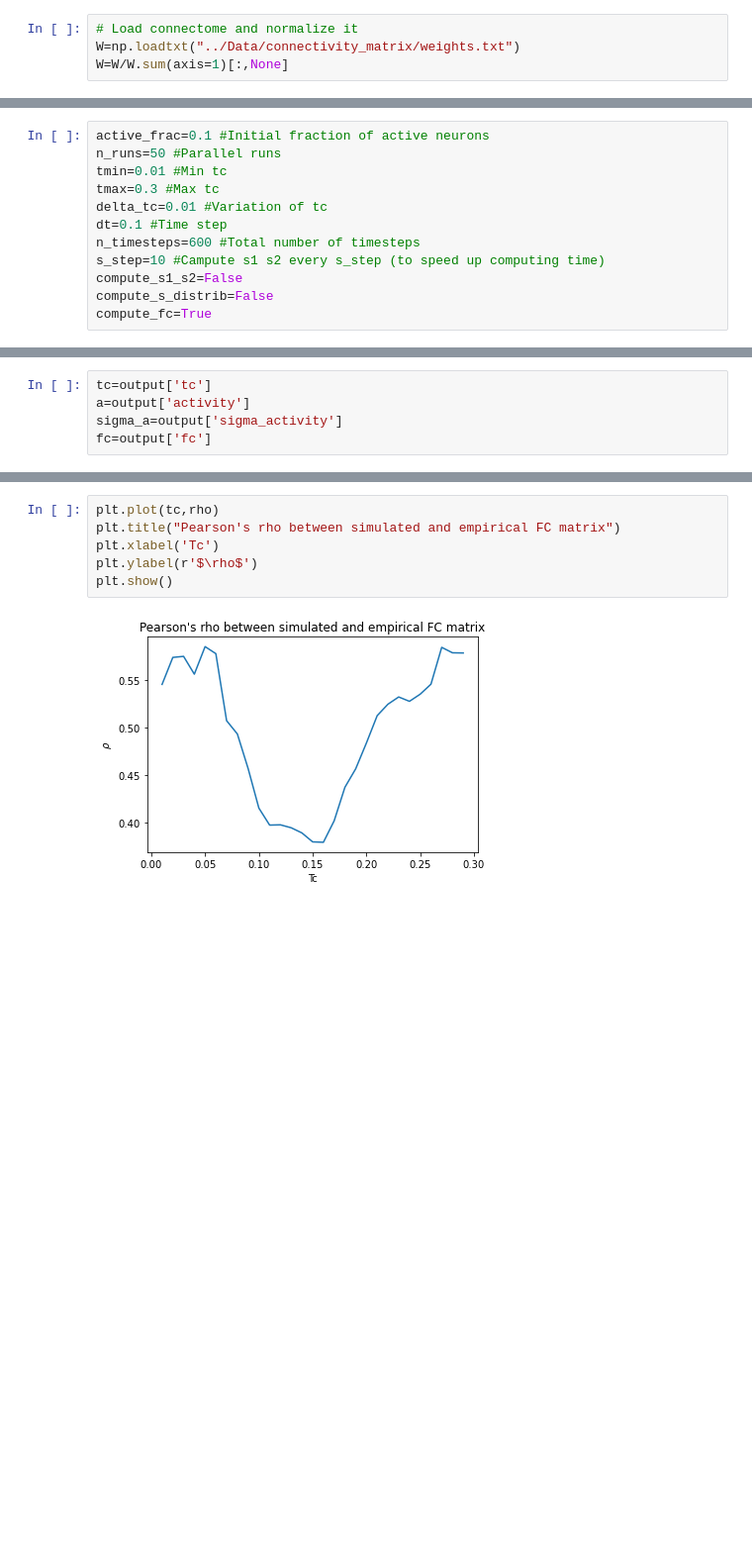
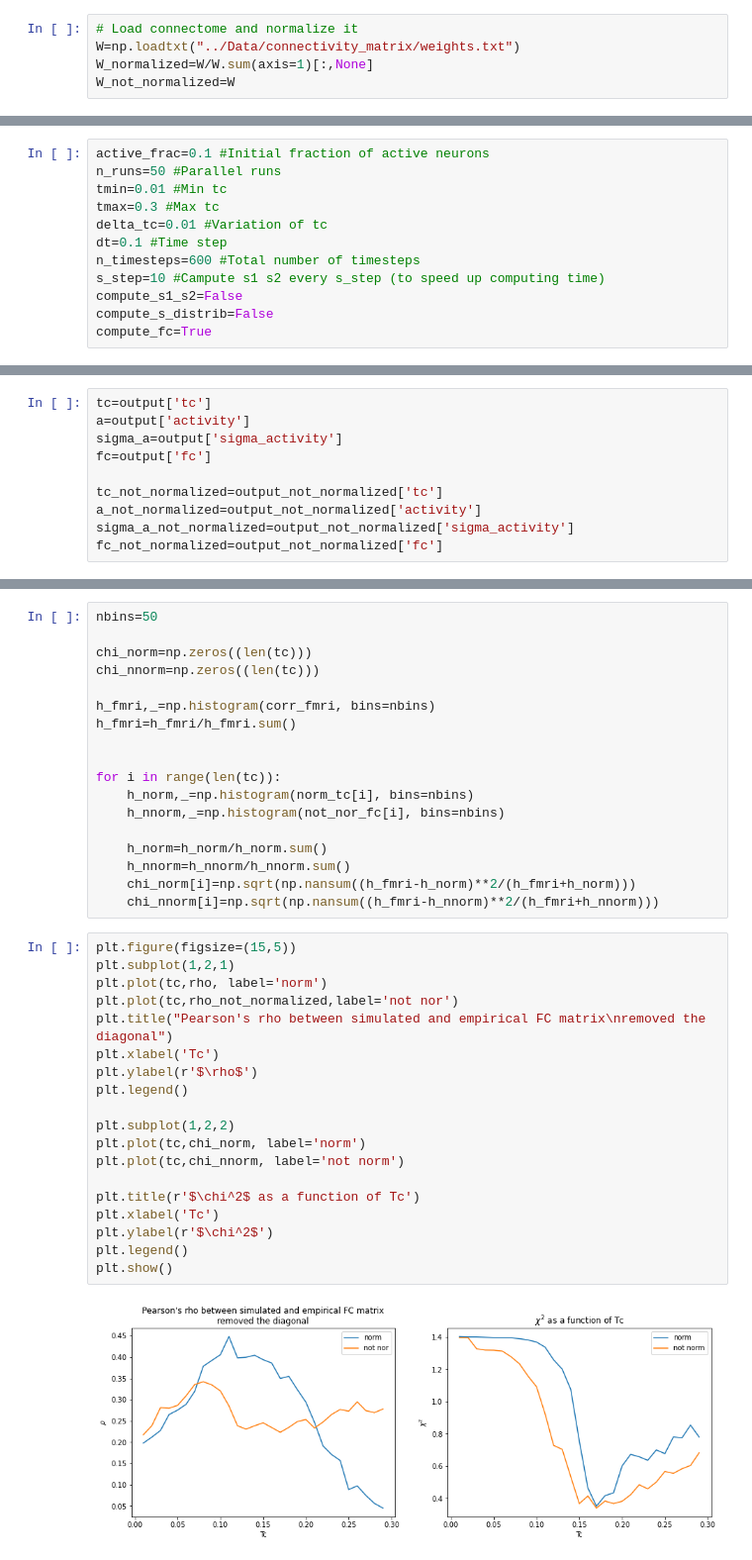
Before and after one commit to tommaso-bertola/TesiTriennale, a Jupyter notebook: Code/66 Neurons-FC Matrix.ipynb, the cells around one changed output, grey strips where cells are left out. Shown: that part at 99% size. Saved outputs shown, nothing was run; the diff lists cells and outputs as text; blank space fills up the shorter version.

```diff
--- a/Code/66 Neurons-FC Matrix.ipynb
+++ b/Code/66 Neurons-FC Matrix.ipynb
@@ -10,6 +11,7 @@ from scipy import signal
 # %%
 # Load connectome and normalize it
 W=np.loadtxt("../Data/connectivity_matrix/weights.txt")
-W=W/W.sum(axis=1)[:,None]
+W_normalized=W/W.sum(axis=1)[:,None]
+W_not_normalized=W
 # %%
 # Create brain object and set its parameters
@@ -44,6 +56,11 @@ tc=output['tc']
 a=output['activity']
 sigma_a=output['sigma_activity']
 fc=output['fc']
+
+tc_not_normalized=output_not_normalized['tc']
+a_not_normalized=output_not_normalized['activity']
+sigma_a_not_normalized=output_not_normalized['sigma_activity']
+fc_not_normalized=output_not_normalized['fc']
 # %%
 # Load data from specific subject
 # Choose to read both blocks or not
@@ -88,8 +154,39 @@ for i in range(len(tc)):
+# %%
+nbins=50
+
+chi_norm=np.zeros((len(tc)))
+chi_nnorm=np.zeros((len(tc)))
+
+h_fmri,_=np.histogram(corr_fmri, bins=nbins)
+h_fmri=h_fmri/h_fmri.sum()
+
+
+for i in range(len(tc)):
+    h_norm,_=np.histogram(norm_tc[i], bins=nbins)
+    h_nnorm,_=np.histogram(not_nor_fc[i], bins=nbins)
+
+    h_norm=h_norm/h_norm.sum()
+    h_nnorm=h_nnorm/h_nnorm.sum()
+    chi_norm[i]=np.sqrt(np.nansum((h_fmri-h_norm)**2/(h_fmri+h_norm)))
+    chi_nnorm[i]=np.sqrt(np.nansum((h_fmri-h_nnorm)**2/(h_fmri+h_nnorm)))
 # %%
-plt.plot(tc,rho)
-plt.title("Pearson's rho between simulated and empirical FC matrix")
+plt.figure(figsize=(15,5))
+plt.subplot(1,2,1)
+plt.plot(tc,rho, label='norm')
+plt.plot(tc,rho_not_normalized,label='not nor')
+plt.title("Pearson's rho between simulated and empirical FC matrix\nremoved the diagonal")
 plt.xlabel('Tc')
 plt.ylabel(r'$\rho$')
+plt.legend()
+
+plt.subplot(1,2,2)
+plt.plot(tc,chi_norm, label='norm')
+plt.plot(tc,chi_nnorm, label='not norm')
+
+plt.title(r'$\chi^2$ as a function of Tc')
+plt.xlabel('Tc')
+plt.ylabel(r'$\chi^2$')
+plt.legend()
 plt.show()
 # %% [output]
-[figure, old version]
+[figure, new version]
```
Also changed, not shown: parts of 7 cells of this notebook, 5 other files.
